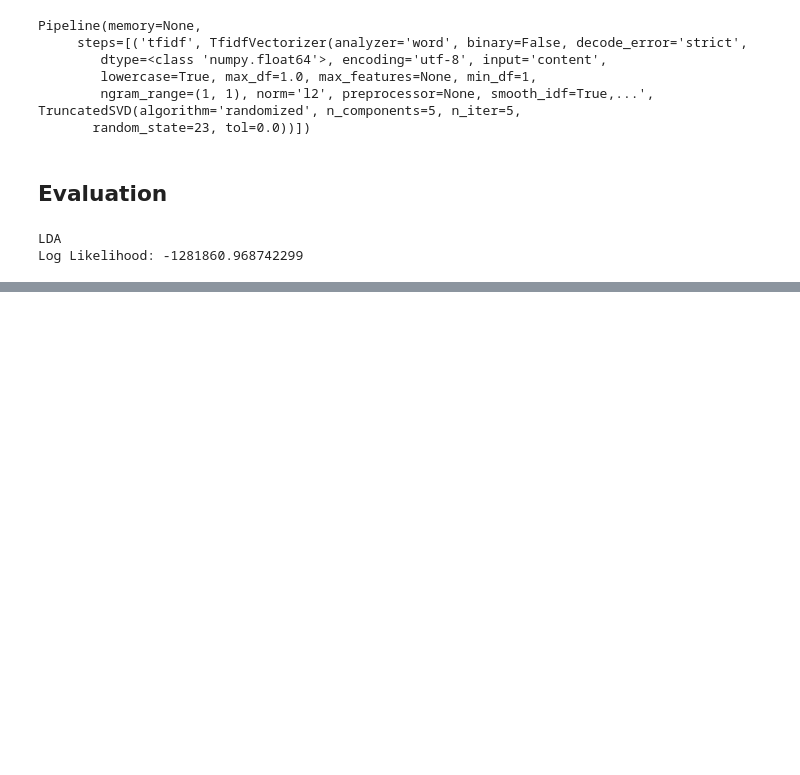
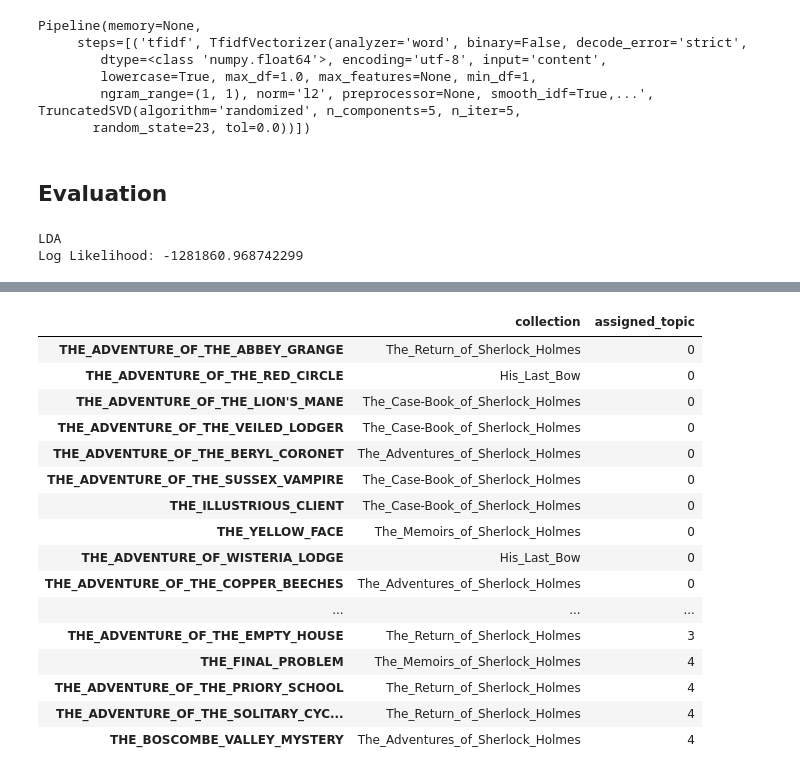
Before and after one commit to datadonK23/pyData-Projects, a Jupyter notebook: HolmesTopicModels/holmes-topic-models/notebook/2_Modeling.ipynb, the cells around one changed output, grey strips where cells are left out. Saved outputs shown, nothing was run; the diff lists cells and outputs as text; code cells hidden in the pictures; blank space fills up the shorter version.

Commit message:
Doc-topic assignment, first attempt

```diff
--- a/HolmesTopicModels/holmes-topic-models/notebook/2_Modeling.ipynb
+++ b/HolmesTopicModels/holmes-topic-models/notebook/2_Modeling.ipynb
@@ -216,0 +169,2 @@ term
+# %%
+lda_distr = lda_pipe.transform(corpus.data)
@@ -216,0 +191,33 @@ term
+# %%
+collections_map = {0: "His_Last_Bow", 1: "The_Adventures_of_Sherlock_Holmes",
+                   2: "The_Case-Book_of_Sherlock_Holmes", 3: "The_Memoirs_of_Sherlock_Holmes",
+                   4: "The_Return_of_Sherlock_Holmes"}
+# %%
+topics = ["Topic" + str(i) for i in range(n_topics)]
+#docs = ["Doc" + str(i) for i in range(len(corpus.data))]
+docs = [f_name.split("/")[-1].split(".")[0]
+        for f_name in corpus.filenames]
+
+df_document_topic = pd.DataFrame(np.round(lda_distr, 3), columns=topics, index=docs)
+df_document_topic["assigned_topic"] = np.argmax(df_document_topic.values, axis=1)
+df_document_topic["collection"] = [collections_map.get(item, item) for item in corpus.target]
+
+df_document_topic.sort_values("assigned_topic").loc[:, ["collection", "assigned_topic"]]
+# %% [output]
+|  | collection | assigned_topic |
+| THE_ADVENTURE_OF_THE_ABBEY_GRANGE | The_Return_of_Sherlock_Holmes | 0 |
+| THE_ADVENTURE_OF_THE_RED_CIRCLE | His_Last_Bow | 0 |
+| THE_ADVENTURE_OF_THE_LION'S_MANE | The_Case-Book_of_Sherlock_Holmes | 0 |
+| THE_ADVENTURE_OF_THE_VEILED_LODGER | The_Case-Book_of_Sherlock_Holmes | 0 |
+| THE_ADVENTURE_OF_THE_BERYL_CORONET | The_Adventures_of_Sherlock_Holmes | 0 |
+| THE_ADVENTURE_OF_THE_SUSSEX_VAMPIRE | The_Case-Book_of_Sherlock_Holmes | 0 |
+| THE_ILLUSTRIOUS_CLIENT | The_Case-Book_of_Sherlock_Holmes | 0 |
+| THE_YELLOW_FACE | The_Memoirs_of_Sherlock_Holmes | 0 |
+| THE_ADVENTURE_OF_WISTERIA_LODGE | His_Last_Bow | 0 |
+| THE_ADVENTURE_OF_THE_COPPER_BEECHES | The_Adventures_of_Sherlock_Holmes | 0 |
+| ... | ... | ... |
+| THE_ADVENTURE_OF_THE_EMPTY_HOUSE | The_Return_of_Sherlock_Holmes | 3 |
+| THE_FINAL_PROBLEM | The_Memoirs_of_Sherlock_Holmes | 4 |
+| THE_ADVENTURE_OF_THE_PRIORY_SCHOOL | The_Return_of_Sherlock_Holmes | 4 |
+| THE_ADVENTURE_OF_THE_SOLITARY_CYC... | The_Return_of_Sherlock_Holmes | 4 |
+| THE_BOSCOMBE_VALLEY_MYSTERY | The_Adventures_of_Sherlock_Holmes | 4 |
```
Also changed, not shown: parts of 8 cells of this notebook.
